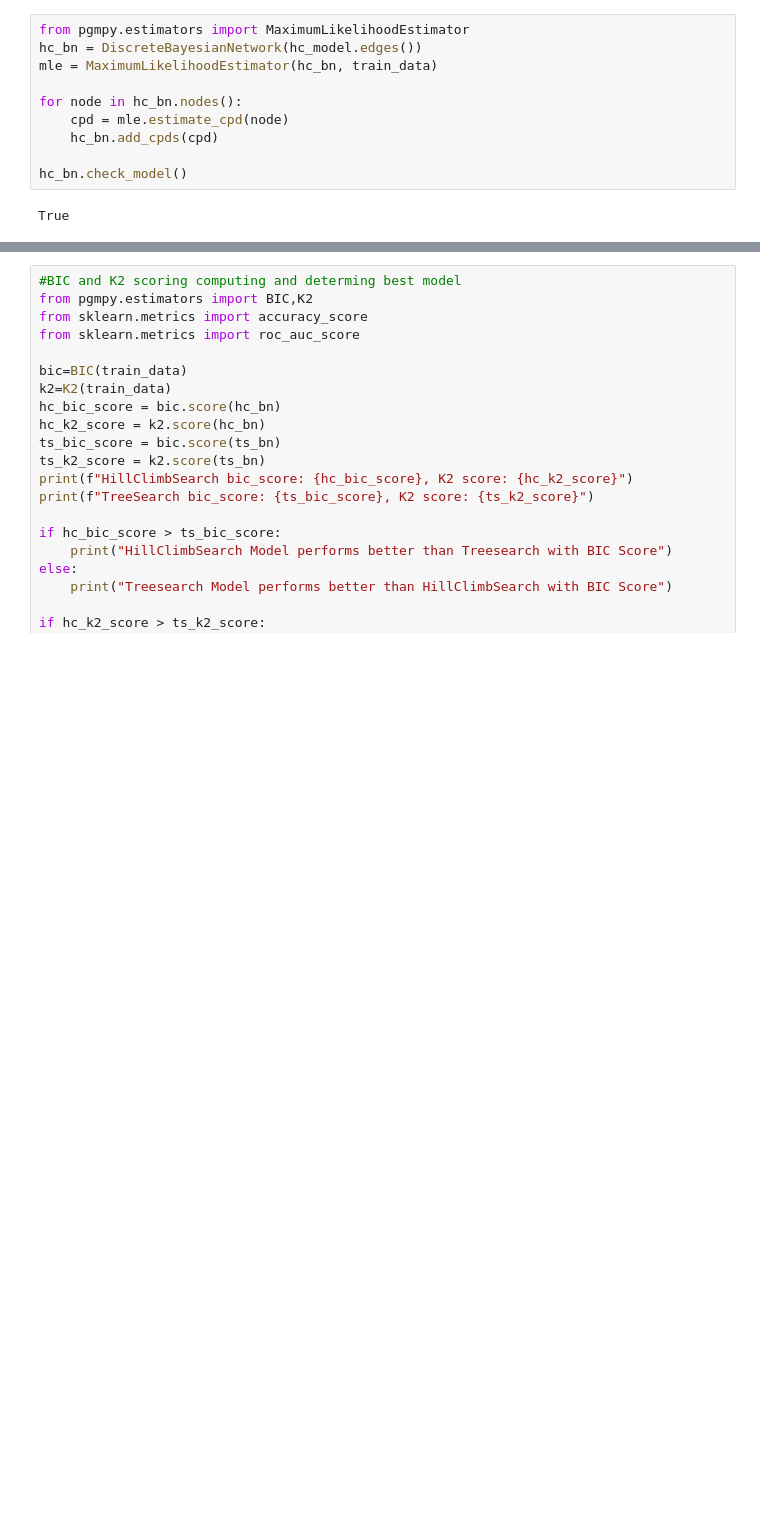
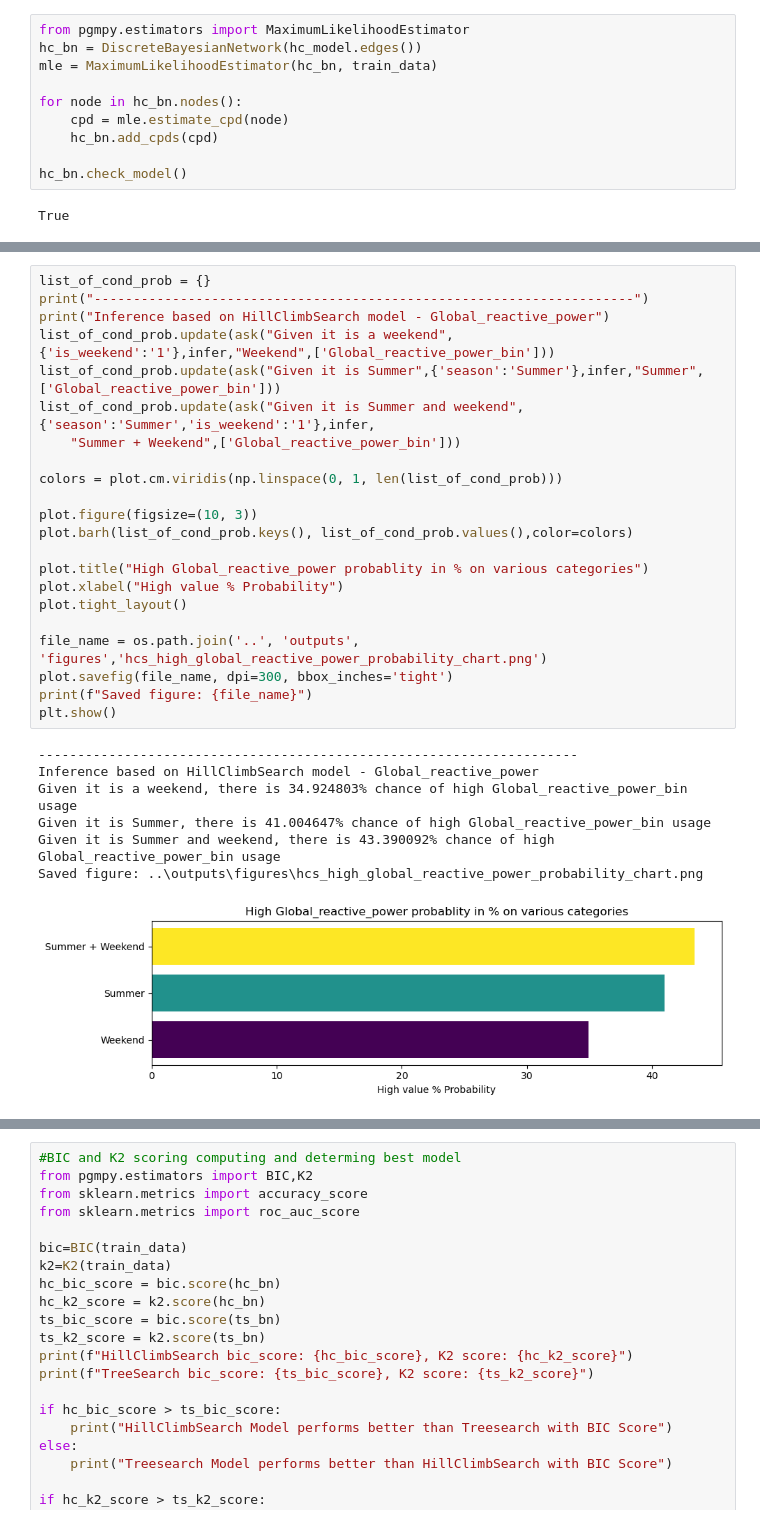
Before and after one commit to saravana-selvaraj-tech/AAI-500-Project, a Jupyter notebook: notebooks/04_bayesian_network_model_inference.ipynb, the cells around one changed output, grey strips where cells are left out. Cells and saved outputs as stored; diff of their text form; blank space fills up the shorter version.

```diff
--- a/notebooks/04_bayesian_network_model_inference.ipynb
+++ b/notebooks/04_bayesian_network_model_inference.ipynb
@@ -209,3 +224,33 @@ Given it is Summer and weekend, there is 43.390092% chance of high Global_reacti
+# %%
+list_of_cond_prob = {}
+print("---------------------------------------------------------------------")
+print("Inference based on HillClimbSearch model - Global_reactive_power")
+list_of_cond_prob.update(ask("Given it is a weekend",{'is_weekend':'1'},infer,"Weekend",['Global_reactive_power_bin']))
+list_of_cond_prob.update(ask("Given it is Summer",{'season':'Summer'},infer,"Summer",['Global_reactive_power_bin']))
+list_of_cond_prob.update(ask("Given it is Summer and weekend",{'season':'Summer','is_weekend':'1'},infer,
+    "Summer + Weekend",['Global_reactive_power_bin']))
+
+colors = plot.cm.viridis(np.linspace(0, 1, len(list_of_cond_prob)))
+
+plot.figure(figsize=(10, 3))
+plot.barh(list_of_cond_prob.keys(), list_of_cond_prob.values(),color=colors)
+
+plot.title("High Global_reactive_power probablity in % on various categories")
+plot.xlabel("High value % Probability")
+plot.tight_layout()
+
+file_name = os.path.join('..', 'outputs', 'figures','hcs_high_global_reactive_power_probability_chart.png')
+plot.savefig(file_name, dpi=300, bbox_inches='tight')
+print(f"Saved figure: {file_name}")
+plt.show()
+# %% [output]
+---------------------------------------------------------------------
+Inference based on HillClimbSearch model - Global_reactive_power
+Given it is a weekend, there is 34.924803% chance of high Global_reactive_power_bin usage
+Given it is Summer, there is 41.004647% chance of high Global_reactive_power_bin usage
+Given it is Summer and weekend, there is 43.390092% chance of high Global_reactive_power_bin usage
+Saved figure: ..\outputs\figures\hcs_high_global_reactive_power_probability_chart.png
+[figure, added]
 # %%
 #Inference from TreeSearch model based estimation
 
```
Also changed, not shown: parts of 5 cells of this notebook, 3 other files.
